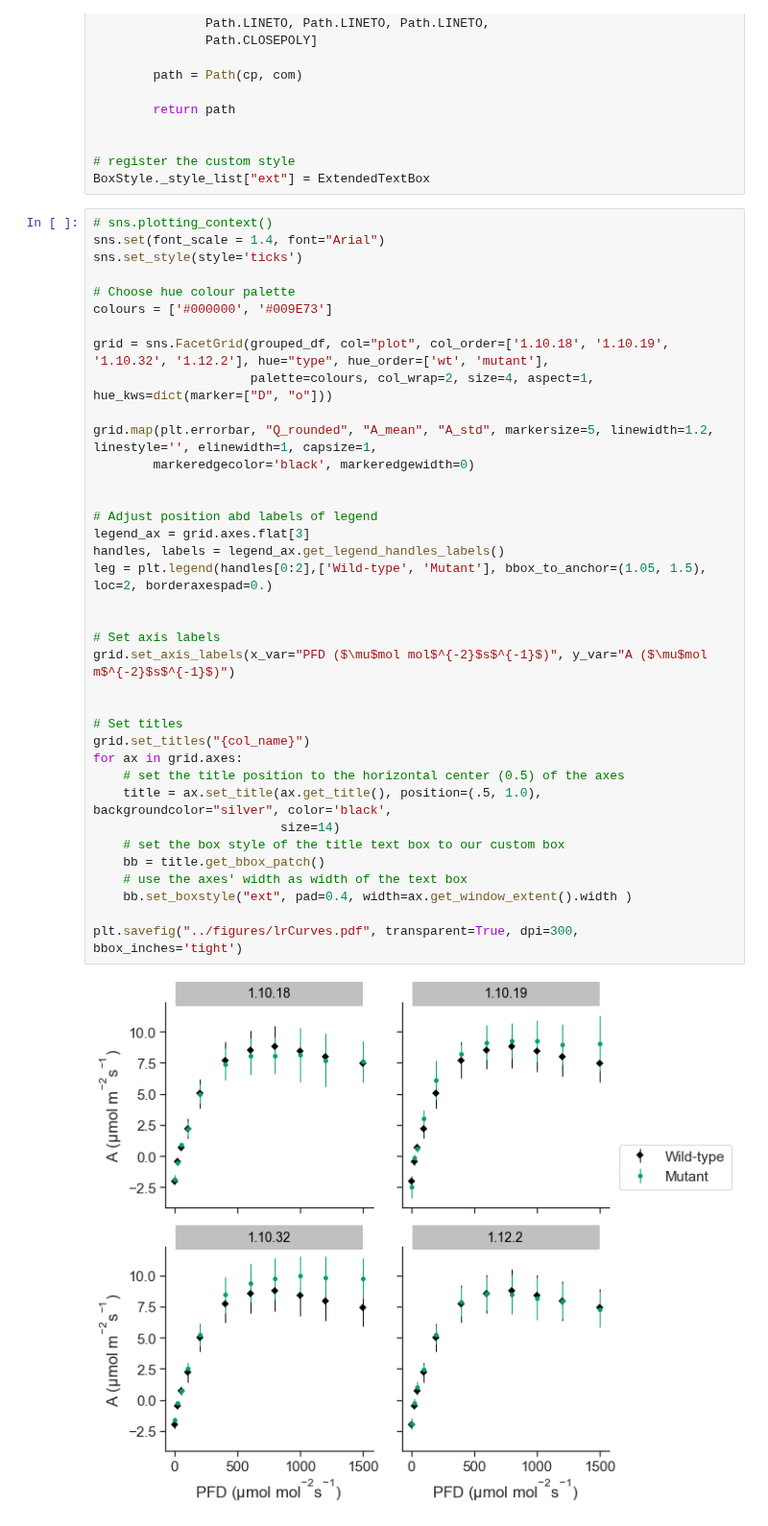
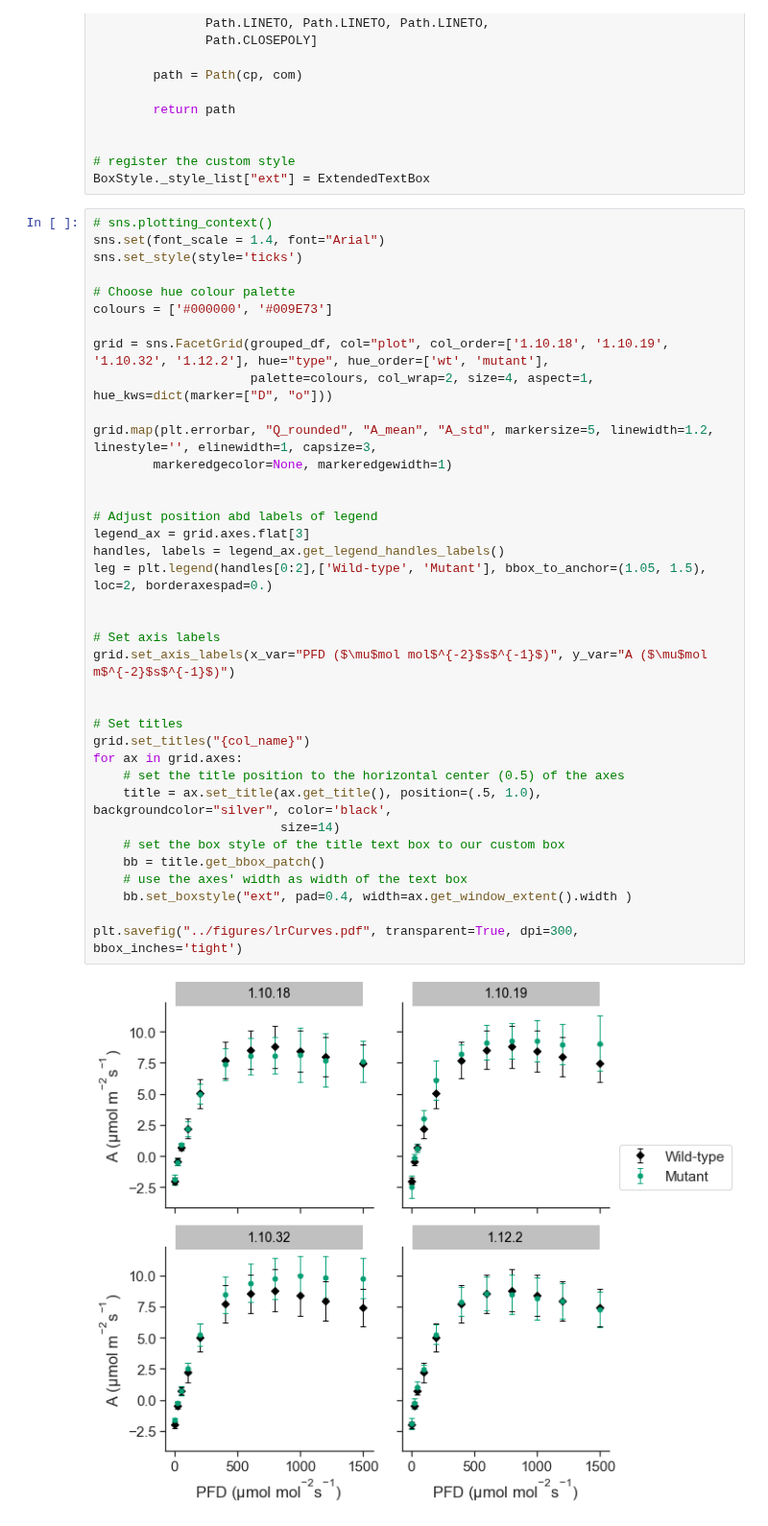
Before and after one commit to RonaCostello/Thesis, a Jupyter notebook: plots/chapter3_lr_curves.ipynb, the cells around one changed output. Shown at 96% size. Drawn from its saved outputs; the diff is of its cells as text.

Commit message:
Add caps to error bars in plot

```diff
--- a/plots/chapter3_lr_curves.ipynb
+++ b/plots/chapter3_lr_curves.ipynb
@@ -82,33 +82,33 @@ sns.set_style(style='ticks')
 colours = ['#000000', '#009E73']
 
 grid = sns.FacetGrid(grouped_df, col="plot", col_order=['1.10.18', '1.10.19', '1.10.32', '1.12.2'], hue="type", hue_order=['wt', 'mutant'],
                      palette=colours, col_wrap=2, size=4, aspect=1, hue_kws=dict(marker=["D", "o"]))
 
-grid.map(plt.errorbar, "Q_rounded", "A_mean", "A_std", markersize=5, linewidth=1.2, linestyle='', elinewidth=1, capsize=1,
-        markeredgecolor='black', markeredgewidth=0)
+grid.map(plt.errorbar, "Q_rounded", "A_mean", "A_std", markersize=5, linewidth=1.2, linestyle='', elinewidth=1, capsize=3,
+        markeredgecolor=None, markeredgewidth=1)
 
 
 # Adjust position abd labels of legend
 legend_ax = grid.axes.flat[3]
 handles, labels = legend_ax.get_legend_handles_labels()
 leg = plt.legend(handles[0:2],['Wild-type', 'Mutant'], bbox_to_anchor=(1.05, 1.5), loc=2, borderaxespad=0.)
 
 
 # Set axis labels
 grid.set_axis_labels(x_var="PFD ($\mu$mol mol$^{-2}$s$^{-1}$)", y_var="A ($\mu$mol m$^{-2}$s$^{-1}$)")
 
 
 # Set titles
 grid.set_titles("{col_name}")
 for ax in grid.axes:
     # set the title position to the horizontal center (0.5) of the axes
     title = ax.set_title(ax.get_title(), position=(.5, 1.0), backgroundcolor="silver", color='black',
                          size=14)
     # set the box style of the title text box to our custom box
     bb = title.get_bbox_patch()
     # use the axes' width as width of the text box
     bb.set_boxstyle("ext", pad=0.4, width=ax.get_window_extent().width )
 
 plt.savefig("../figures/lrCurves.pdf", transparent=True, dpi=300, bbox_inches='tight')
 # %% [output]
-[figure, old version]
+[figure, new version]
```
